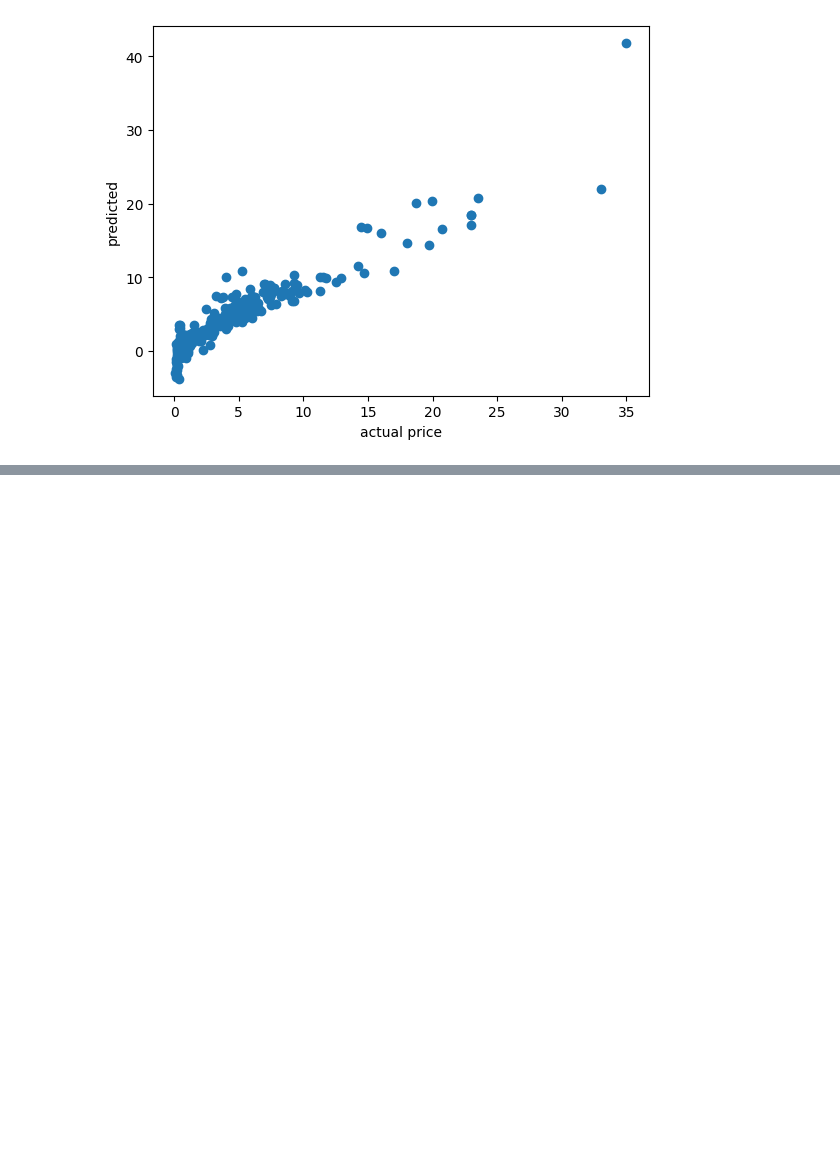
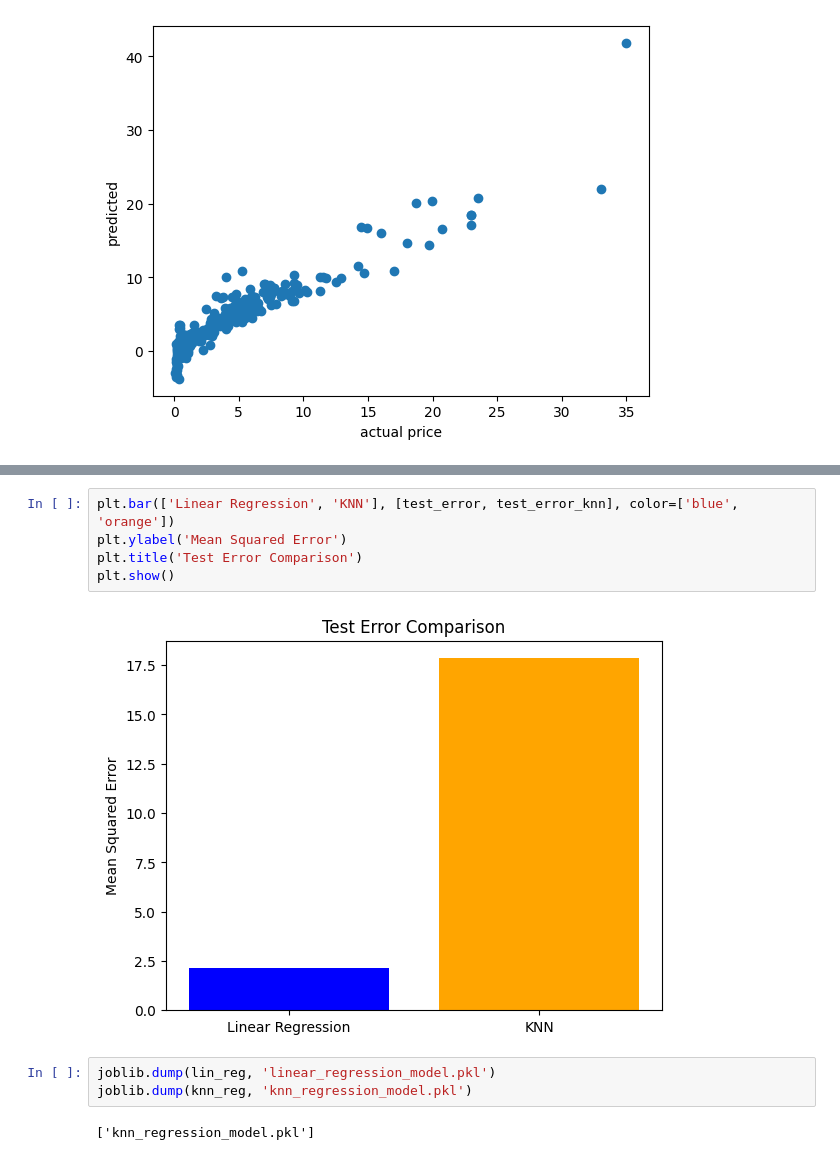
Before and after one commit to bvvivek6/Car_price_predicter, a Jupyter notebook: main.ipynb, the cells around one changed output, grey strips where cells are left out. Drawn from its saved outputs; the diff is of its cells as text; blank space fills up the shorter version.

```diff
--- a/main.ipynb
+++ b/main.ipynb
@@ -308,0 +231,12 @@ array([3.3584368], dtype=float32)
+# %%
+plt.bar(['Linear Regression', 'KNN'], [test_error, test_error_knn], color=['blue', 'orange'])
+plt.ylabel('Mean Squared Error')
+plt.title('Test Error Comparison')
+plt.show()
+# %% [output]
+[figure, added]
+# %%
+joblib.dump(lin_reg, 'linear_regression_model.pkl')
+joblib.dump(knn_reg, 'knn_regression_model.pkl')
+# %% [output]
+['knn_regression_model.pkl']
```
Also changed, not shown: parts of 40 cells of this notebook, 6 other files.
